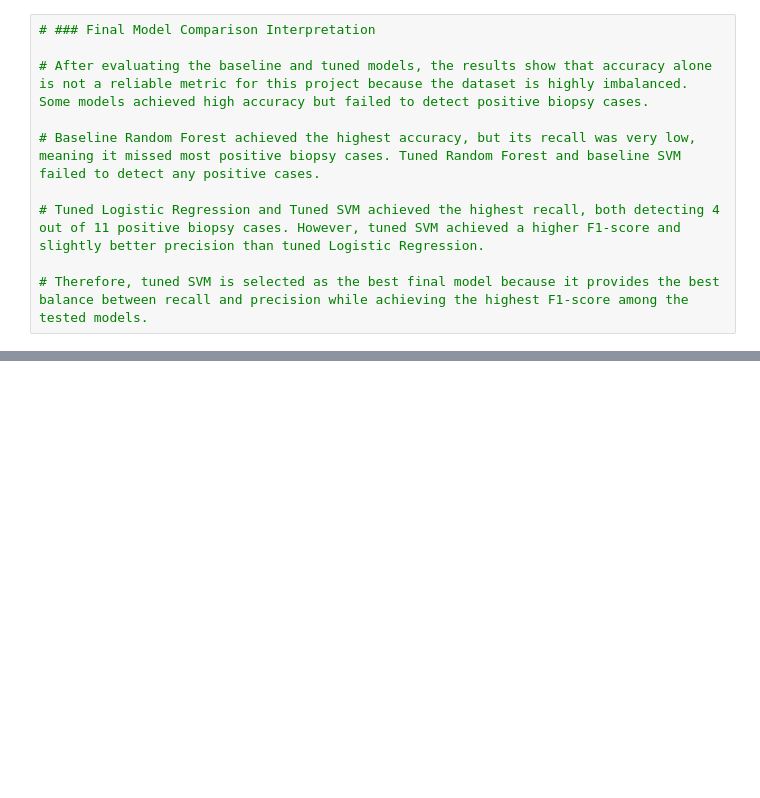
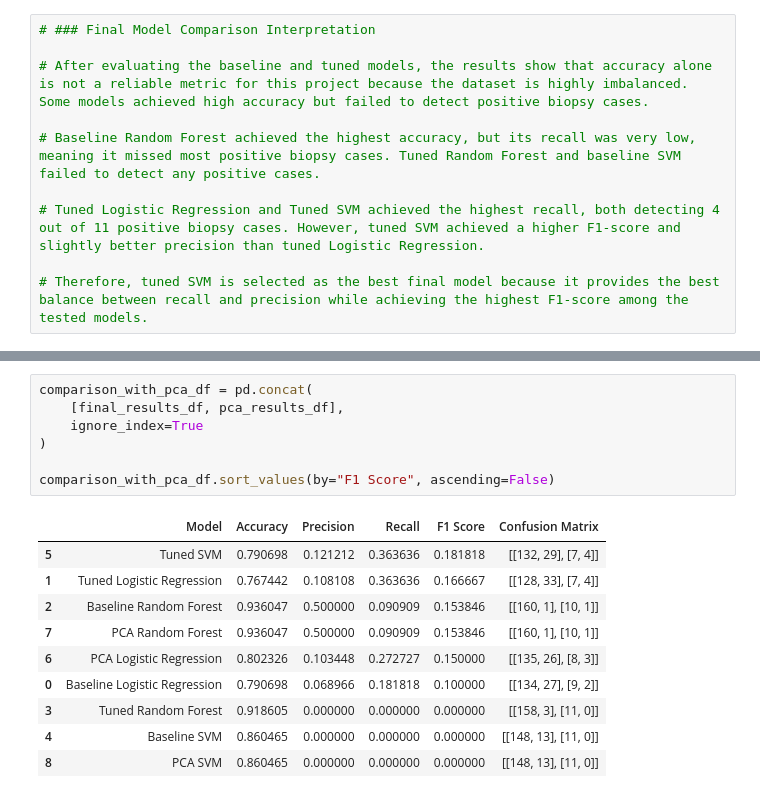
Before and after one commit to kawthar-shameseldeen/Cervical-Cancer, a Jupyter notebook: notebook/cervical_cancer_analysis.ipynb, the cells around one changed output, grey strips where cells are left out. Drawn from its saved outputs; the diff is of its cells as text; blank space fills up the shorter version.

```diff
--- a/notebook/cervical_cancer_analysis.ipynb
+++ b/notebook/cervical_cancer_analysis.ipynb
@@ -862,0 +973,18 @@ plt.show()
+# %%
+comparison_with_pca_df = pd.concat(
+    [final_results_df, pca_results_df],
+    ignore_index=True
+)
+
+comparison_with_pca_df.sort_values(by="F1 Score", ascending=False)
+# %% [output]
+|  | Model | Accuracy | Precision | Recall | F1 Score | Confusion Matrix |
+| 5 | Tuned SVM | 0.790698 | 0.121212 | 0.363636 | 0.181818 | [[132, 29], [7, 4]] |
+| 1 | Tuned Logistic Regression | 0.767442 | 0.108108 | 0.363636 | 0.166667 | [[128, 33], [7, 4]] |
+| 2 | Baseline Random Forest | 0.936047 | 0.500000 | 0.090909 | 0.153846 | [[160, 1], [10, 1]] |
+| 7 | PCA Random Forest | 0.936047 | 0.500000 | 0.090909 | 0.153846 | [[160, 1], [10, 1]] |
+| 6 | PCA Logistic Regression | 0.802326 | 0.103448 | 0.272727 | 0.150000 | [[135, 26], [8, 3]] |
+| 0 | Baseline Logistic Regression | 0.790698 | 0.068966 | 0.181818 | 0.100000 | [[134, 27], [9, 2]] |
+| 3 | Tuned Random Forest | 0.918605 | 0.000000 | 0.000000 | 0.000000 | [[158, 3], [11, 0]] |
+| 4 | Baseline SVM | 0.860465 | 0.000000 | 0.000000 | 0.000000 | [[148, 13], [11, 0]] |
+| 8 | PCA SVM | 0.860465 | 0.000000 | 0.000000 | 0.000000 | [[148, 13], [11, 0]] |
```
Also changed, not shown: parts of 13 cells of this notebook.
